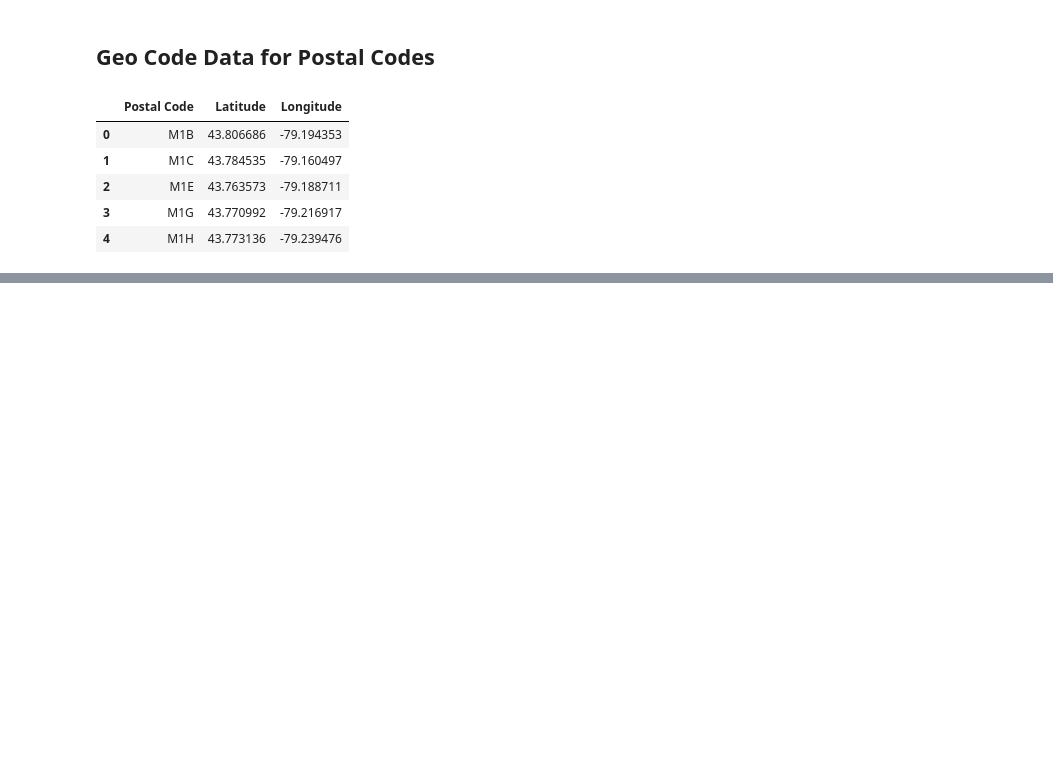
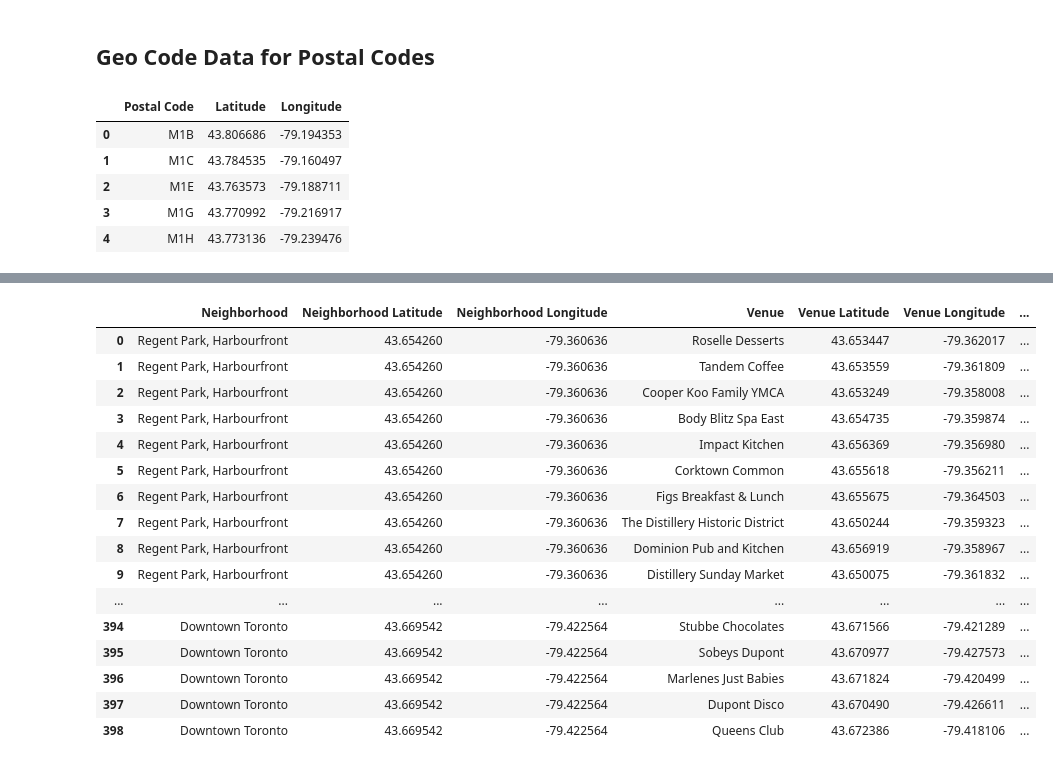
Before and after one commit to VishalCKava/Coursera_Capstone, a Jupyter notebook: CourseraCapstone.ipynb, the cells around one changed output, grey strips where cells are left out. Drawn from its saved outputs; the diff is of its cells as text; code cells hidden in the pictures; blank space fills up the shorter version.

```diff
--- a/CourseraCapstone.ipynb
+++ b/CourseraCapstone.ipynb
@@ -283,0 +417,3 @@ df_geo_new
+# %%
+df_toronto = df_neighborhoods
+df_toronto
@@ -283,0 +500,3 @@ df_geo_new
+# %%
+results = requests.get(url).json()
+results
@@ -283,0 +533,29 @@ df_geo_new
+# %%
+# venues = results['response']['groups'][0]['items']
+venues = results['response']['groups'][0]['items']
+# print("Venues : ",venues)
+
+nearby_venues = json_normalize(venues) # flatten JSON
+nearby_venues
+# print("Near by Venues : ", nearby_venues)
+
+# filter columns
+filtered_columns = ['venue.name', 'venue.categories', 'venue.location.lat', 'venue.location.lng']
+nearby_venues = nearby_venues.loc[:, filtered_columns]
+# nearby_venues['venue.categories']
+nearby_venues
+# print("Near by Venues : ", nearby_venues)
+
+# filter the category for each row
+nearby_venues['venue.categories'] = nearby_venues.apply(get_category_type, axis=1)
+nearby_venues['venue.categories'].unique()
+
+# print("Near by Venues (Unique): ", nearby_venues)
+
+# clean columns
+nearby_venues.columns = [col.split(".")[-1] for col in nearby_venues.columns]
+# nearby_venues.columns
+
+print('{} venues were returned by Foursquare.'.format(nearby_venues.shape[0]))
+
+nearby_venues
@@ -283,0 +626,7 @@ df_geo_new
+# %%
+# type your answer here
+# print(df_toronto)
+toronto_venues = getNearbyVenues(names=df_toronto['Neighbourhood'],
+                                   latitudes=df_toronto['Latitude'],
+                                   longitudes=df_toronto['Longitude'])
+# toronto_venues
@@ -283,0 +652,20 @@ df_geo_new
+# %%
+toronto_venues
+# %% [output]
+|  | Neighborhood | Neighborhood Latitude | Neighborhood Longitude | Venue | Venue Latitude | Venue Longitude | ... |
+| 0 | Regent Park, Harbourfront | 43.654260 | -79.360636 | Roselle Desserts | 43.653447 | -79.362017 | ... |
+| 1 | Regent Park, Harbourfront | 43.654260 | -79.360636 | Tandem Coffee | 43.653559 | -79.361809 | ... |
+| 2 | Regent Park, Harbourfront | 43.654260 | -79.360636 | Cooper Koo Family YMCA | 43.653249 | -79.358008 | ... |
+| 3 | Regent Park, Harbourfront | 43.654260 | -79.360636 | Body Blitz Spa East | 43.654735 | -79.359874 | ... |
+| 4 | Regent Park, Harbourfront | 43.654260 | -79.360636 | Impact Kitchen | 43.656369 | -79.356980 | ... |
+| 5 | Regent Park, Harbourfront | 43.654260 | -79.360636 | Corktown Common | 43.655618 | -79.356211 | ... |
+| 6 | Regent Park, Harbourfront | 43.654260 | -79.360636 | Figs Breakfast & Lunch | 43.655675 | -79.364503 | ... |
+| 7 | Regent Park, Harbourfront | 43.654260 | -79.360636 | The Distillery Historic District | 43.650244 | -79.359323 | ... |
+| 8 | Regent Park, Harbourfront | 43.654260 | -79.360636 | Dominion Pub and Kitchen | 43.656919 | -79.358967 | ... |
+| 9 | Regent Park, Harbourfront | 43.654260 | -79.360636 | Distillery Sunday Market | 43.650075 | -79.361832 | ... |
+| ... | ... | ... | ... | ... | ... | ... | ... |
+| 394 | Downtown Toronto | 43.669542 | -79.422564 | Stubbe Chocolates | 43.671566 | -79.421289 | ... |
+| 395 | Downtown Toronto | 43.669542 | -79.422564 | Sobeys Dupont | 43.670977 | -79.427573 | ... |
+| 396 | Downtown Toronto | 43.669542 | -79.422564 | Marlenes Just Babies | 43.671824 | -79.420499 | ... |
+| 397 | Downtown Toronto | 43.669542 | -79.422564 | Dupont Disco | 43.670490 | -79.426611 | ... |
+| 398 | Downtown Toronto | 43.669542 | -79.422564 | Queens Club | 43.672386 | -79.418106 | ... |
```
Also changed, not shown: parts of 30 cells of this notebook.
